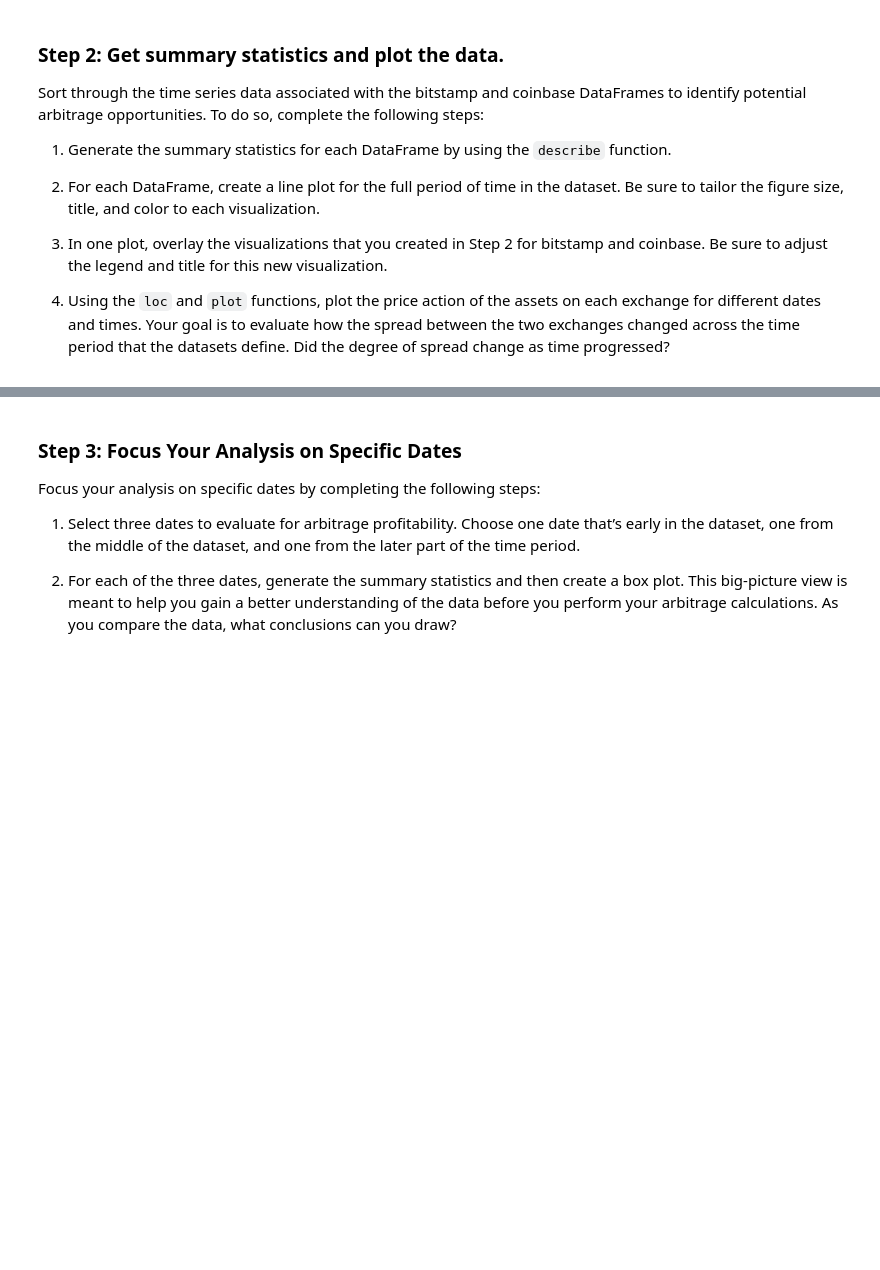
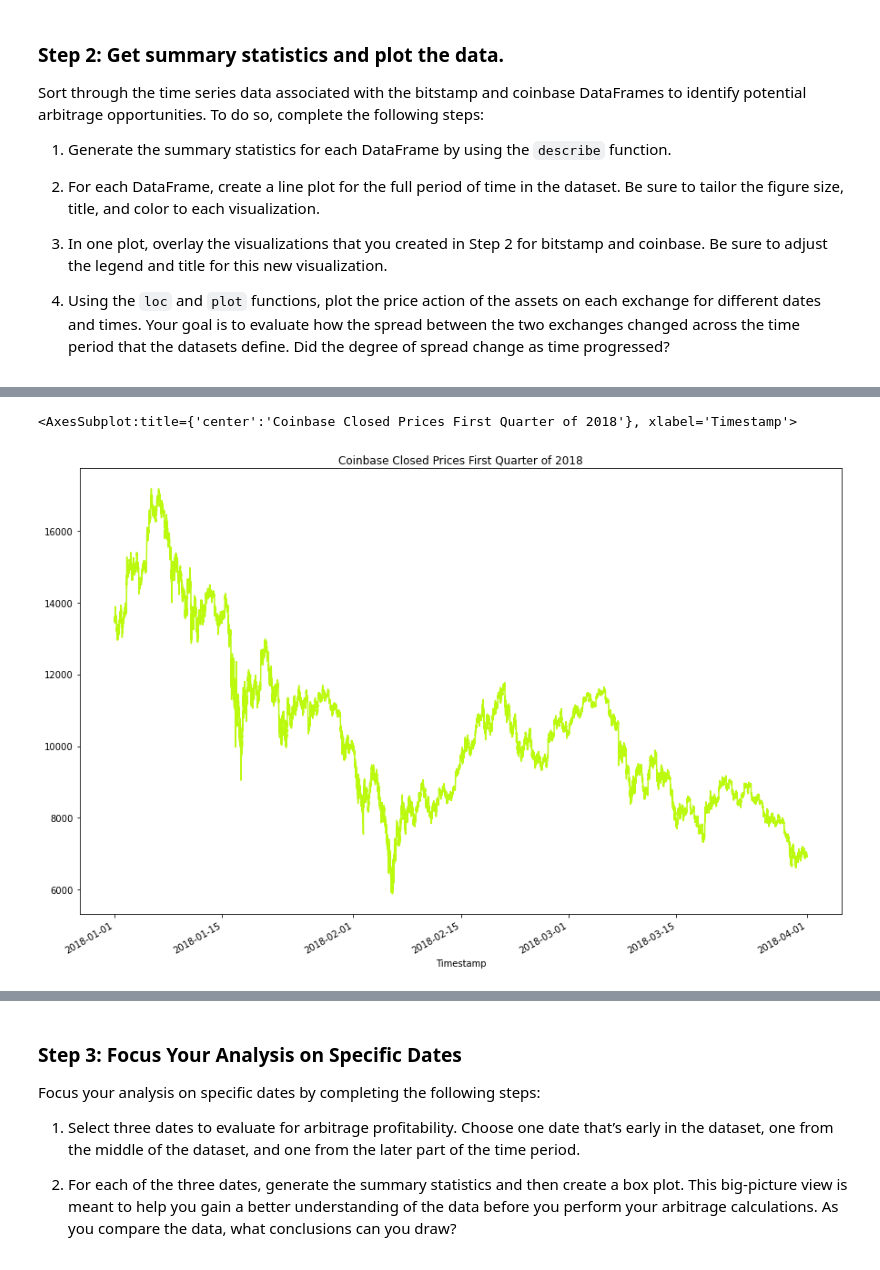
Before and after one commit to drew94591/Crypto_Arbitrage, a Jupyter notebook: crypto_arbitrage.ipynb, the cells around one changed output, grey strips where cells are left out. Saved outputs shown, nothing was run; the diff lists cells and outputs as text; code cells hidden in the pictures; blank space fills up the shorter version.

```diff
--- a/crypto_arbitrage.ipynb
+++ b/crypto_arbitrage.ipynb
@@ -142,0 +297,3 @@ bitstamp['Close'] = bitstamp['Close'].astype('float')
+# %%
+# Use the str.replace function to remove the dollar sign, $
+coinbase.loc[:, "Close"] = coinbase.loc[:, "Close"].str.replace("$", "")
@@ -142,0 +323,3 @@ bitstamp['Close'] = bitstamp['Close'].astype('float')
+# %%
+# Convert the Close data type to a float
+coinbase.loc[:, "Close"] = coinbase.loc[:, "Close"].astype("float")
@@ -142,0 +343,4 @@ bitstamp['Close'] = bitstamp['Close'].astype('float')
+# %%
+# Review the data for duplicate values, and drop them if necessary
+if coinbase.duplicated().sum() > 0:
+    coinbase = coinbase.drop_duplicates()
@@ -171,6 +386,6 @@ SyntaxError: invalid syntax (3400854444.py, line 2)
 # %%
 # Use loc or iloc to select `Timestamp (the index)` and `Close` from coinbase DataFrame
-coinbase_sliced = # YOUR CODE HERE
+coinbase_sliced = coinbase.iloc[:, [3]].copy()
 
 # Review the first five rows of the DataFrame
-# YOUR CODE HERE
+coinbase_sliced.head(5)
@@ -199,7 +445,10 @@ Sort through the time series data associated with the bitstamp and coinbase Data
 # %%
 # Create a line plot for the coinbase DataFrame for the full length of time in the dataset
 # Be sure that the figure size, title, and color are tailored to each visualization
-# YOUR CODE HERE
+coinbase_sliced["Close"].plot(figsize=(15, 10), title="Coinbase Closed Prices First Quarter of 2018", color="#BBF90F")
+# %% [output]
+<AxesSubplot:title={'center':'Coinbase Closed Prices First Quarter of 2018'}, xlabel='Timestamp'>
+[figure, added]
 # %%
 # Overlay the visualizations for the bitstamp and coinbase DataFrames in one plot
 # The plot should visualize the prices over the full lenth of the dataset
```
Also changed, not shown: parts of 44 cells of this notebook.
